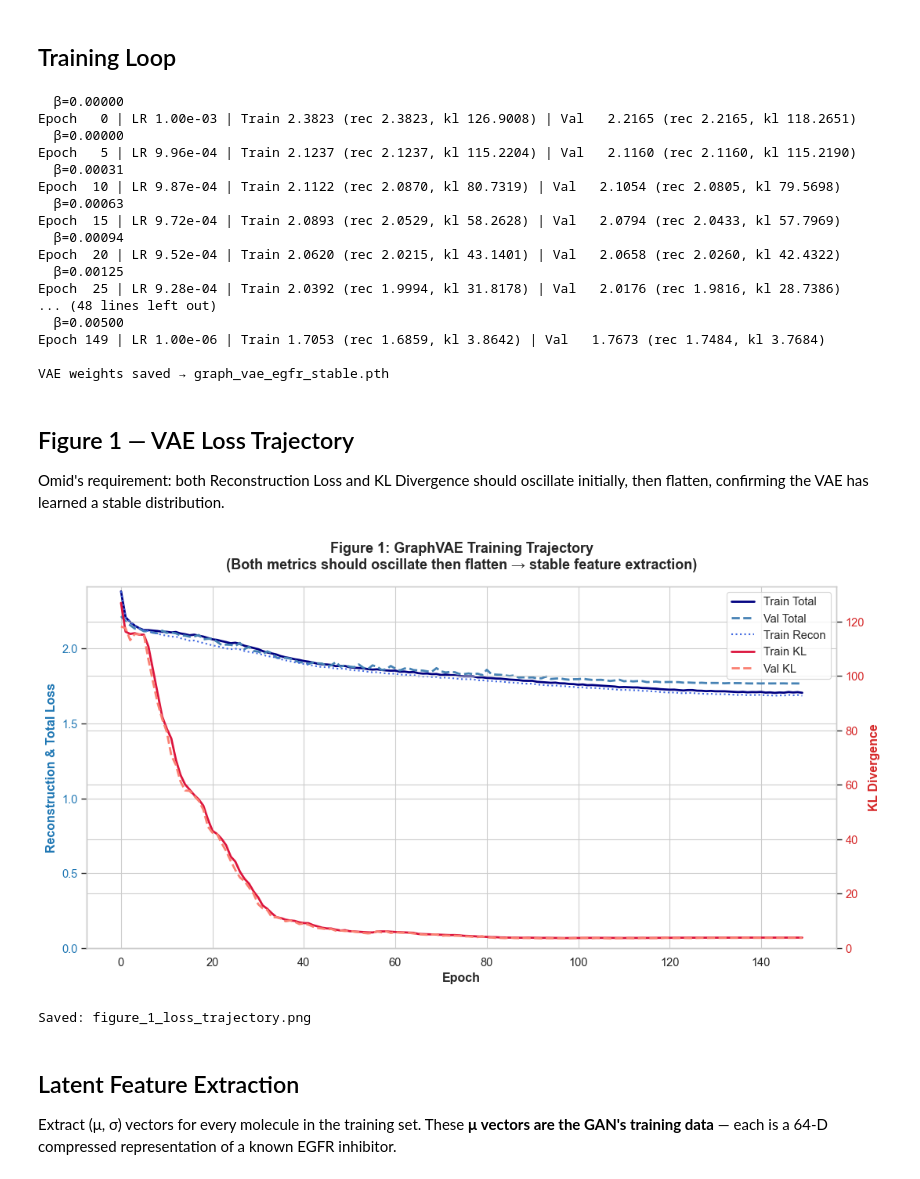
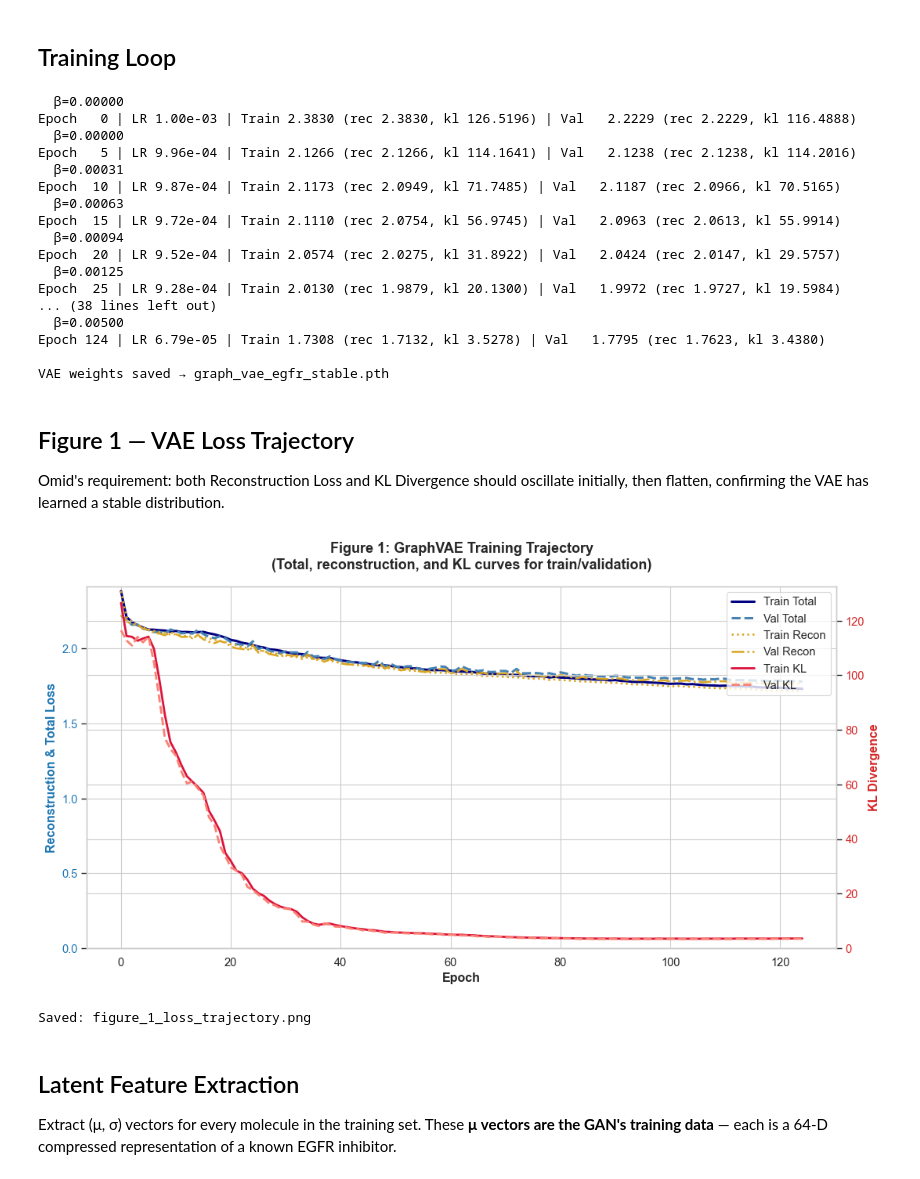
Before and after one commit to ameliasburton/NSCLC_dissertation, a Jupyter notebook: src/03_Generative_VAE_GAN_CORRECTED.ipynb, the cells around one changed output. Saved outputs shown, nothing was run; the diff lists cells and outputs as text; code cells hidden in the pictures.

Commit message:
update for training graph

```diff
--- a/src/03_Generative_VAE_GAN_CORRECTED.ipynb
+++ b/src/03_Generative_VAE_GAN_CORRECTED.ipynb
@@ -410,7 +410,7 @@ optimizer = torch.optim.Adam(model.parameters(), lr=1e-3, weight_decay=1e-5)
 scheduler = torch.optim.lr_scheduler.CosineAnnealingLR(
     optimizer, T_max=150, eta_min=1e-6
 )
-NUM_EPOCHS = 150
+NUM_EPOCHS = 125
 
 train_metrics = {'loss': [], 'recon': [], 'kl': []}
 val_metrics   = {'loss': [], 'recon': [], 'kl': []}
@@ -448,20 +448,20 @@ torch.save(model.state_dict(), 'graph_vae_egfr_stable.pth')
 print("\nVAE weights saved → graph_vae_egfr_stable.pth")
 # %% [output]
   β=0.00000
-Epoch   0 | LR 1.00e-03 | Train 2.3823 (rec 2.3823, kl 126.9008) | Val   2.2165 (rec 2.2165, kl 118.2651)
+Epoch   0 | LR 1.00e-03 | Train 2.3830 (rec 2.3830, kl 126.5196) | Val   2.2229 (rec 2.2229, kl 116.4888)
   β=0.00000
-Epoch   5 | LR 9.96e-04 | Train 2.1237 (rec 2.1237, kl 115.2204) | Val   2.1160 (rec 2.1160, kl 115.2190)
+Epoch   5 | LR 9.96e-04 | Train 2.1266 (rec 2.1266, kl 114.1641) | Val   2.1238 (rec 2.1238, kl 114.2016)
   β=0.00031
-Epoch  10 | LR 9.87e-04 | Train 2.1122 (rec 2.0870, kl 80.7319) | Val   2.1054 (rec 2.0805, kl 79.5698)
+Epoch  10 | LR 9.87e-04 | Train 2.1173 (rec 2.0949, kl 71.7485) | Val   2.1187 (rec 2.0966, kl 70.5165)
   β=0.00063
-Epoch  15 | LR 9.72e-04 | Train 2.0893 (rec 2.0529, kl 58.2628) | Val   2.0794 (rec 2.0433, kl 57.7969)
+Epoch  15 | LR 9.72e-04 | Train 2.1110 (rec 2.0754, kl 56.9745) | Val   2.0963 (rec 2.0613, kl 55.9914)
   β=0.00094
-Epoch  20 | LR 9.52e-04 | Train 2.0620 (rec 2.0215, kl 43.1401) | Val   2.0658 (rec 2.0260, kl 42.4322)
+Epoch  20 | LR 9.52e-04 | Train 2.0574 (rec 2.0275, kl 31.8922) | Val   2.0424 (rec 2.0147, kl 29.5757)
   β=0.00125
-Epoch  25 | LR 9.28e-04 | Train 2.0392 (rec 1.9994, kl 31.8178) | Val   2.0176 (rec 1.9816, kl 28.7386)
-... (48 lines left out)
+Epoch  25 | LR 9.28e-04 | Train 2.0130 (rec 1.9879, kl 20.1300) | Val   1.9972 (rec 1.9727, kl 19.5984)
+... (38 lines left out)
   β=0.00500
-Epoch 149 | LR 1.00e-06 | Train 1.7053 (rec 1.6859, kl 3.8642) | Val   1.7673 (rec 1.7484, kl 3.7684)
+Epoch 124 | LR 6.79e-05 | Train 1.7308 (rec 1.7132, kl 3.5278) | Val   1.7795 (rec 1.7623, kl 3.4380)
 
 VAE weights saved → graph_vae_egfr_stable.pth
 # %% [markdown]
@@ -475,39 +475,43 @@ sns.set_theme(style='whitegrid', context='paper', font_scale=1.2)
 
 def plot_figure_1(train_m, val_m):
     epochs = range(len(train_m['loss']))
     fig, ax1 = plt.subplots(figsize=(11, 6))
 
     # Primary axis — Reconstruction & Total loss
     ax1.set_xlabel('Epoch', fontweight='bold')
     ax1.set_ylabel('Reconstruction & Total Loss', color='tab:blue', fontweight='bold')
-    ax1.plot(epochs, train_m['loss'],  label='Train Total',  color='navy',      linewidth=2)
-    ax1.plot(epochs, val_m['loss'],    label='Val Total',    color='steelblue', linewidth=2, linestyle='--')
-    ax1.plot(epochs, train_m['recon'], label='Train Recon',  color='royalblue', linewidth=1.5, linestyle=':')
+    ax1.plot(epochs, train_m['loss'],  label='Train Total',  color='navy',       linewidth=2.2)
+    ax1.plot(epochs, val_m['loss'],    label='Val Total',    color='steelblue',  linewidth=2.2, linestyle='--')
+    ax1.plot(epochs, train_m['recon'], label='Train Recon',  color='goldenrod',  linewidth=1.8, linestyle=':')
+    ax1.plot(epochs, val_m['recon'],   label='Val Recon',    color='goldenrod',  linewidth=1.8, linestyle='-.')
     ax1.tick_params(axis='y', labelcolor='tab:blue')
     ax1.set_ylim(bottom=0)
 
     # Secondary axis — KL Divergence
     ax2 = ax1.twinx()
     ax2.set_ylabel('KL Divergence', color='tab:red', fontweight='bold')
     ax2.plot(epochs, train_m['kl'], label='Train KL', color='crimson', linewidth=2)
     ax2.plot(epochs, val_m['kl'],   label='Val KL',   color='salmon',  linewidth=2, linestyle='--')
     ax2.tick_params(axis='y', labelcolor='tab:red')
     ax2.set_ylim(bottom=0)
 
     plt.title('Figure 1: GraphVAE Training Trajectory\n'
-              '(Both metrics should oscillate then flatten → stable feature extraction)',
+              '(Total, reconstruction, and KL curves for train/validation)',
               pad=16, fontsize=13, fontweight='bold')
     lines1, labels1 = ax1.get_legend_handles_labels()
     lines2, labels2 = ax2.get_legend_handles_labels()
     ax2.legend(lines1 + lines2, labels1 + labels2, loc='upper right', frameon=True)
     plt.tight_layout()
     plt.savefig('figure_1_loss_trajectory.png', dpi=300, bbox_inches='tight')
     plt.show()
     print("Saved: figure_1_loss_trajectory.png")
 
-plot_figure_1(train_metrics, val_metrics)
+try:
+    plot_figure_1(train_metrics, val_metrics)
+except NameError:
+    print("train_metrics or val_metrics is not defined yet. Run the training loop cell before plotting Figure 1.")
 # %% [output]
-[figure, old version]
+[figure, new version]
 Saved: figure_1_loss_trajectory.png
 # %% [markdown]
 ## Latent Feature Extraction
```
Also changed, not shown: 2 other files.
